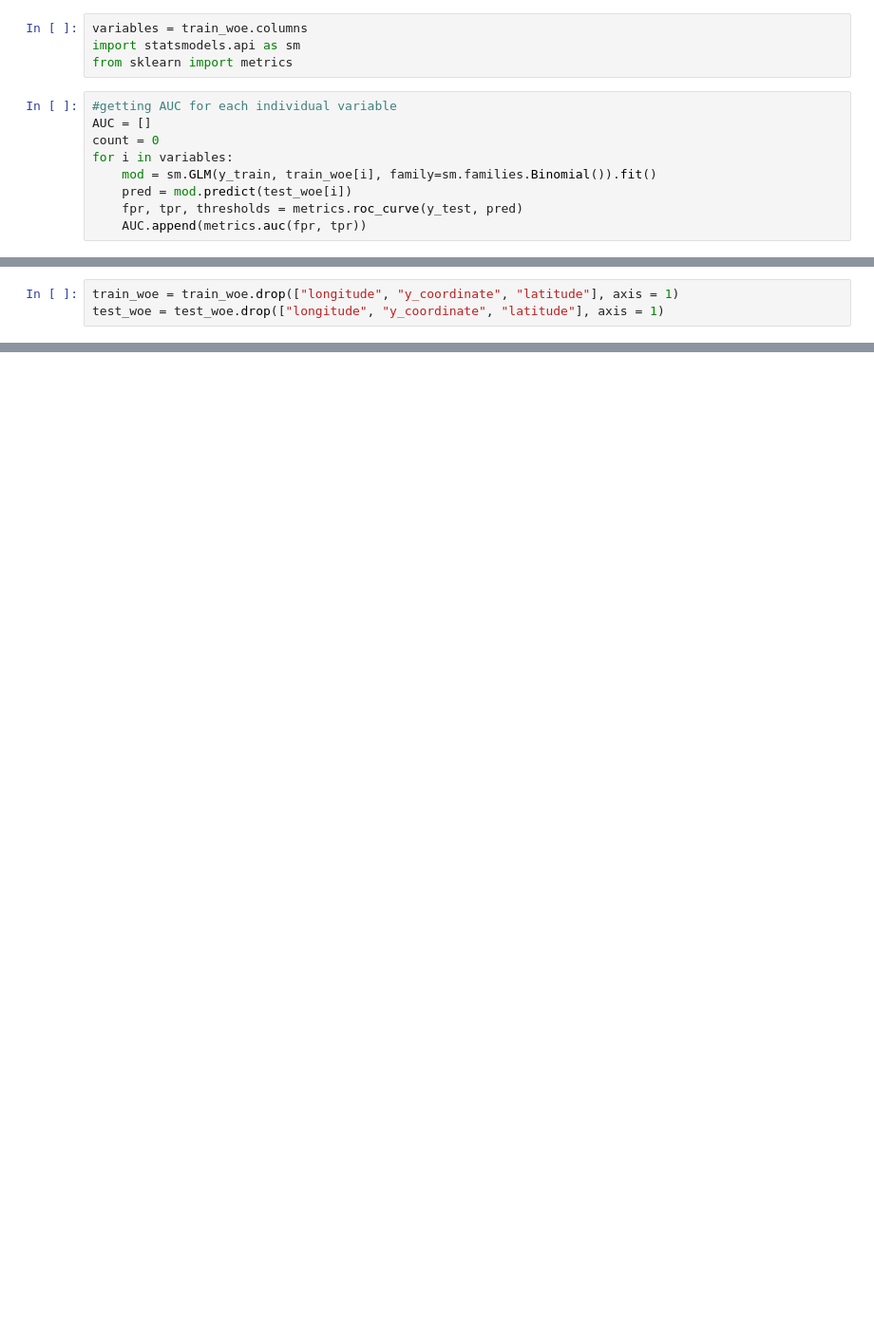
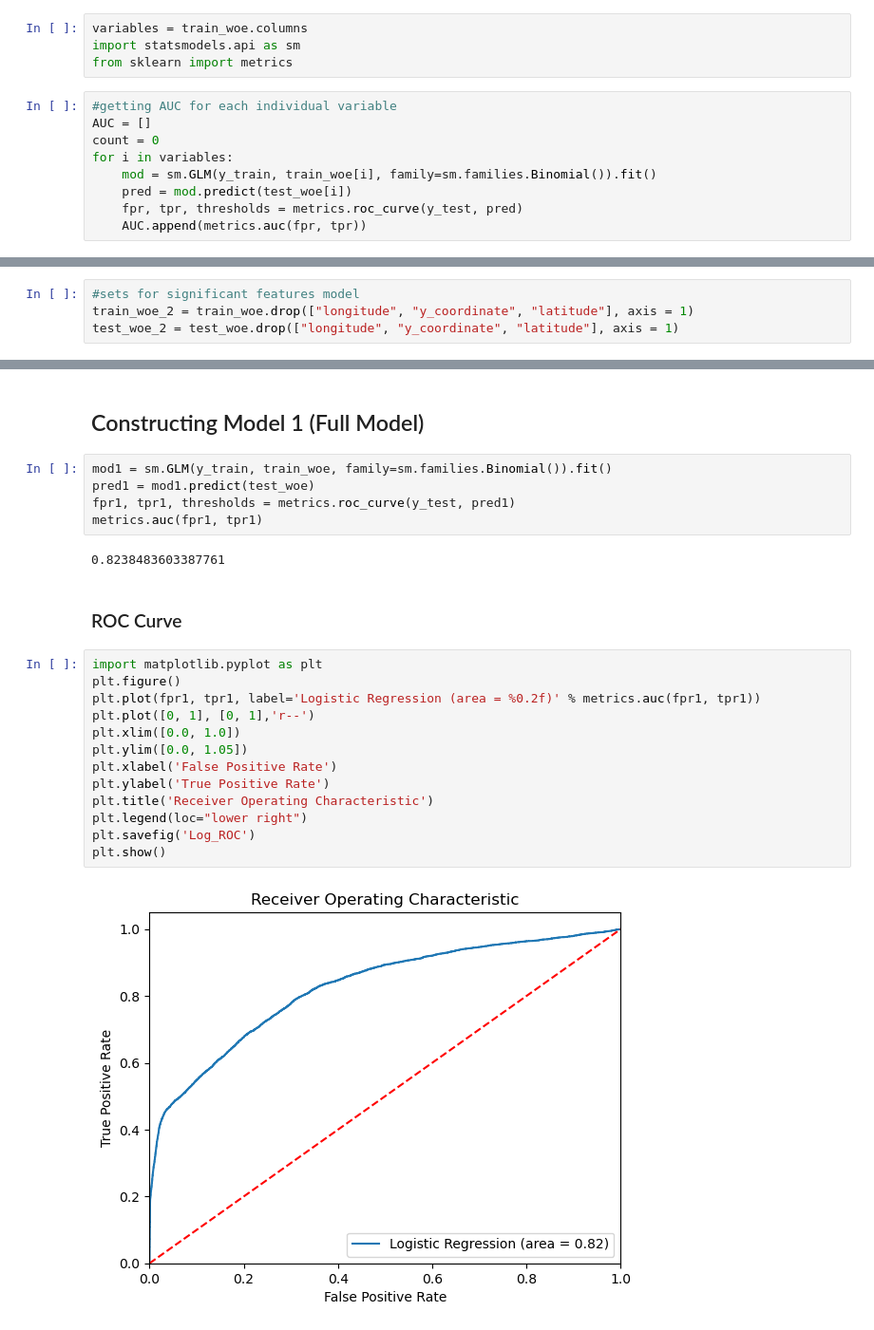
Before and after one commit to chriistinahu/STAT_430_PDS_Project, a Jupyter notebook: ModelingWork.ipynb, the cells around one changed output, grey strips where cells are left out. Shown: that part at 95% size. Cells and saved outputs as stored; diff of their text form; blank space fills up the shorter version.

Commit message:
Finalized 3 comparable models

```diff
--- a/ModelingWork.ipynb
+++ b/ModelingWork.ipynb
@@ -424,3 +428,4 @@ pd.DataFrame({"Predictor": train_woe.columns, "AUC": AUC})
 # %%
-train_woe = train_woe.drop(["longitude", "y_coordinate", "latitude"], axis = 1)
-test_woe = test_woe.drop(["longitude", "y_coordinate", "latitude"], axis = 1)
+#sets for significant features model
+train_woe_2 = train_woe.drop(["longitude", "y_coordinate", "latitude"], axis = 1)
+test_woe_2 = test_woe.drop(["longitude", "y_coordinate", "latitude"], axis = 1)
@@ -490,0 +472,26 @@ dtype: int64
+# %% [markdown]
+## Constructing Model 1 (Full Model)
+# %%
+mod1 = sm.GLM(y_train, train_woe, family=sm.families.Binomial()).fit()
+pred1 = mod1.predict(test_woe)
+fpr1, tpr1, thresholds = metrics.roc_curve(y_test, pred1)
+metrics.auc(fpr1, tpr1)
+# %% [output]
+0.8238483603387761
+# %% [markdown]
+### ROC Curve
+# %%
+import matplotlib.pyplot as plt
+plt.figure()
+plt.plot(fpr1, tpr1, label='Logistic Regression (area = %0.2f)' % metrics.auc(fpr1, tpr1))
+plt.plot([0, 1], [0, 1],'r--')
+plt.xlim([0.0, 1.0])
+plt.ylim([0.0, 1.05])
+plt.xlabel('False Positive Rate')
+plt.ylabel('True Positive Rate')
+plt.title('Receiver Operating Characteristic')
+plt.legend(loc="lower right")
+plt.savefig('Log_ROC')
+plt.show()
+# %% [output]
+[figure, added]
```
Also changed, not shown: parts of 44 cells of this notebook.
